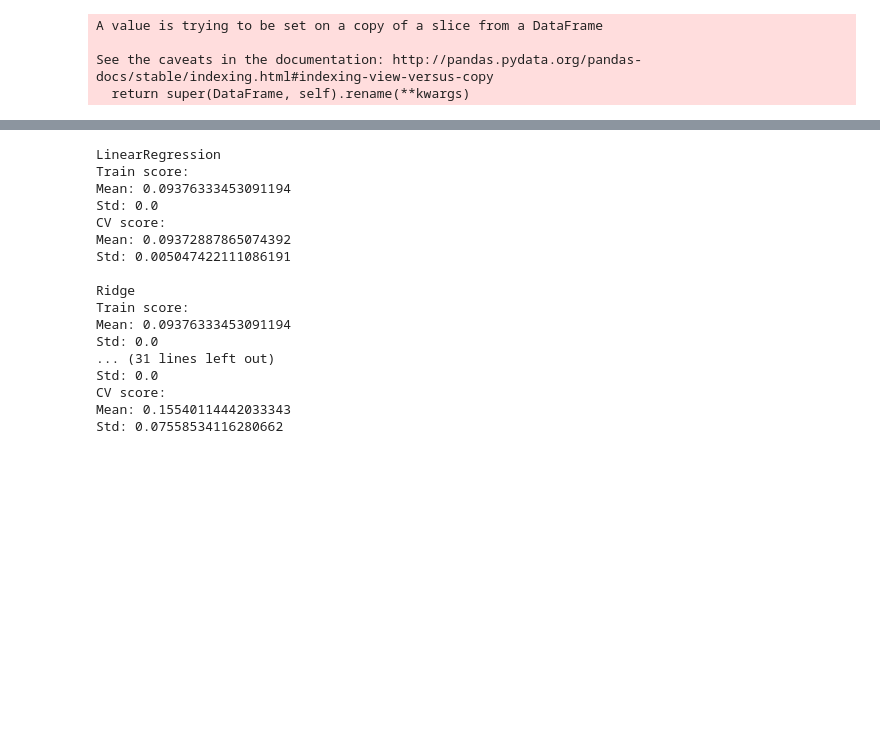
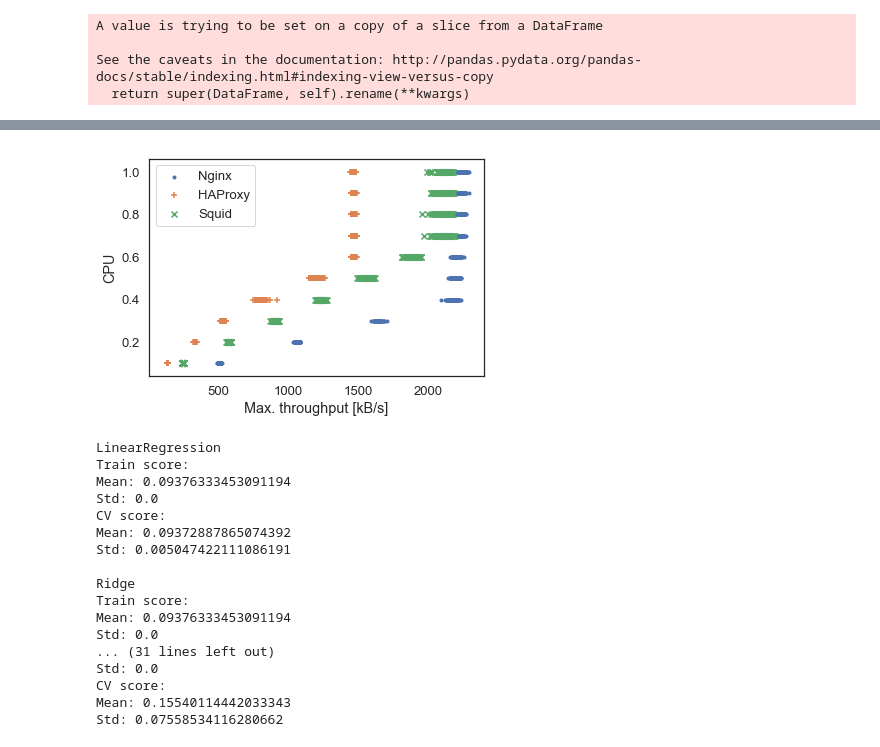
Before and after one commit to stefanbschneider/NFV_ML_Dev, a Jupyter notebook: Paper/vnf_web.ipynb, the cells around one changed output, grey strips where cells are left out. Drawn from its saved outputs; the diff is of its cells as text; code cells hidden in the pictures; blank space fills up the shorter version.

```diff
--- a/Paper/vnf_web.ipynb
+++ b/Paper/vnf_web.ipynb
@@ -101,3 +101,22 @@ sns.scatterplot(web3_small['Max. throughput [kB/s]'], web3_small['CPU'])
+# %%
+# proper plotting of VNF data for paper
+# only use data with small flows
+def plot_vnf_data():
+    fig, ax = plt.subplots()
+    plt.scatter(web1_small['Max. throughput [kB/s]'], web1_small['CPU'], label='Nginx', marker='.')
+    plt.scatter(web2_small['Max. throughput [kB/s]'], web2_small['CPU'], label='HAProxy', marker='+')
+    plt.scatter(web3_small['Max. throughput [kB/s]'], web3_small['CPU'], label='Squid', marker='x')
+
+    # labels
+    ax.set_xlabel('Max. throughput [kB/s]')
+    ax.set_ylabel('CPU')
+    plt.legend()
+
+    fig.savefig(f'plots/web_vnf_data.pdf', bbox_inches='tight')
+
+plot_vnf_data()
+# %% [output]
+[figure, added]
 # %%
 def display_scores(scores):
     print(f"Mean: {scores.mean()}")
```
Also changed, not shown: parts of 1 cell of this notebook, 1 other file.
